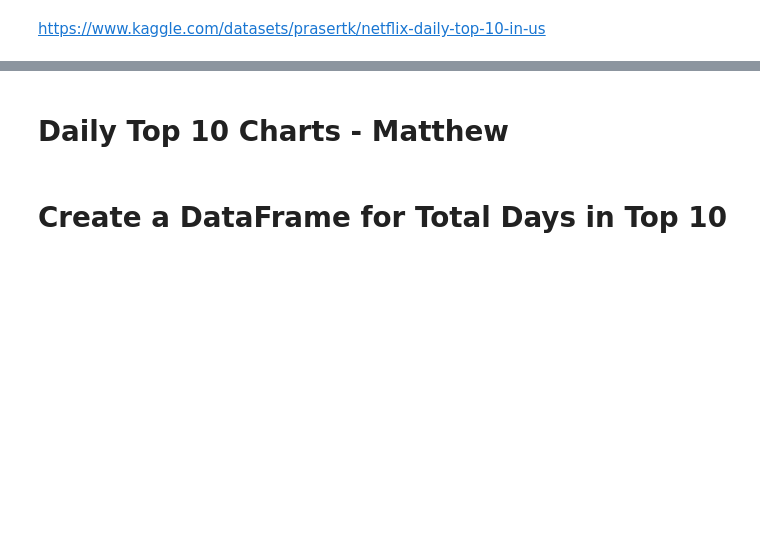
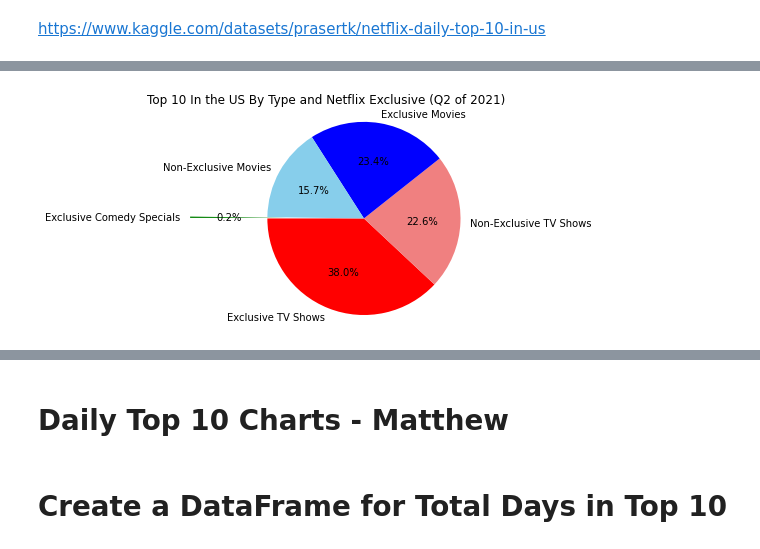
Before and after one commit to Costilrt/The-First-Project, a Jupyter notebook: TeamProject_JupyterCode_Chang_Rolly_Derek_Matthew2.ipynb, the cells around one changed output, grey strips where cells are left out. Saved outputs shown, nothing was run; the diff lists cells and outputs as text; code cells hidden in the pictures; blank space fills up the shorter version.

```diff
--- a/TeamProject_JupyterCode_Chang_Rolly_Derek_Matthew2.ipynb
+++ b/TeamProject_JupyterCode_Chang_Rolly_Derek_Matthew2.ipynb
@@ -500,24 +527,26 @@ q2_2021 = netflix_df.loc[(netflix_df["As of"] >= "2021-04-01") & (netflix_df["As
 # %%
 # creating variables to hold the numerical values that will be incorporated into the pie chart
 q221_exclusive_tv = q2_2021.loc[(q2_2021["Netflix Exclusive"] == "Yes") & (q2_2021["Type"] == "TV Show")]["Netflix Exclusive"].count()
 q221_non_exclusive_tv = q2_2021.loc[(q2_2021["Netflix Exclusive"] == "No") & (q2_2021["Type"] == "TV Show")]["Netflix Exclusive"].count()
 q221_exlusive_movie = q2_2021.loc[(q2_2021["Netflix Exclusive"] == "Yes") & (q2_2021["Type"] == "Movie")]["Netflix Exclusive"].count()
 q221_non_exclusive_movie = q2_2021.loc[(q2_2021["Netflix Exclusive"] == "No") & (q2_2021["Type"] == "Movie")]["Netflix Exclusive"].count()
 q221_exlusive_comedy = q2_2021.loc[(q2_2021["Netflix Exclusive"] == "Yes") & (q2_2021["Type"] == "Stand-Up Comedy")]["Netflix Exclusive"].count()
 
 # creating variables to hold the information that will be used to create the pie chart
 q221_exclusive_list = [q221_exclusive_tv, q221_non_exclusive_tv, q221_exlusive_movie, q221_non_exclusive_movie,
                        q221_exlusive_comedy]
 q221_exclusive_names= ["Exclusive TV Shows", "Non-Exclusive TV Shows", "Exclusive Movies",
                        "Non-Exclusive Movies", "Exclusive Comedy Specials"]
-colors_21 = ["skyblue", "orange", "teal", "green", "red"]
+colors_21 = ["red", "lightcoral", "blue", "skyblue", "green"]
 explode = (0, 0, 0, 0, 0.8)
 
 # creating the pie chart using the variables previously created. Also, printing the image to the folder to use in powerpoint
 plt.pie(q221_exclusive_list, explode=explode, labels=q221_exclusive_names, colors=colors, autopct="%1.1f%%", startangle=180)
 plt.title("Top 10 In the US By Type and Netflix Exclusive (Q2 of 2021)")
 plt.axis("equal")
 plt.savefig("./Images/q22021-pie.png", bbox_inches='tight')
+# %% [output]
+[figure, added]
 # %%
 # filtering the data to only pull the information for the 4th quarter of 2021
 q4_2021 = netflix_df.loc[(netflix_df["As of"] >= "2021-10-01") & (netflix_df["As of"] <= "2021-12-31")]
```
Also changed, not shown: parts of 6 cells of this notebook.
